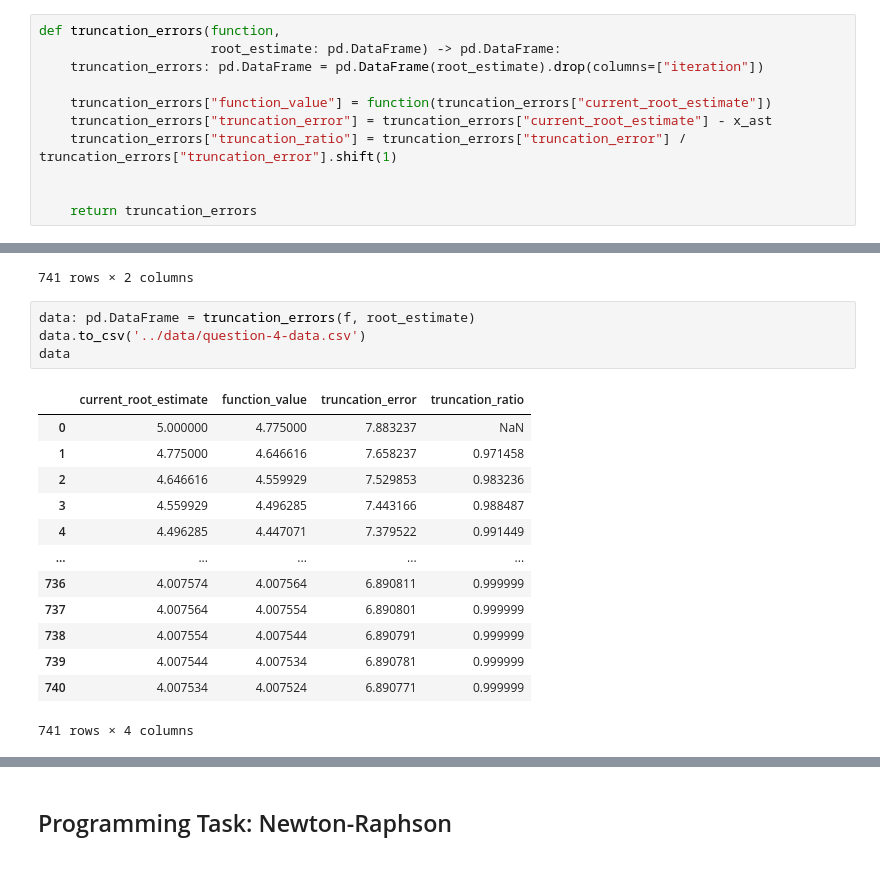
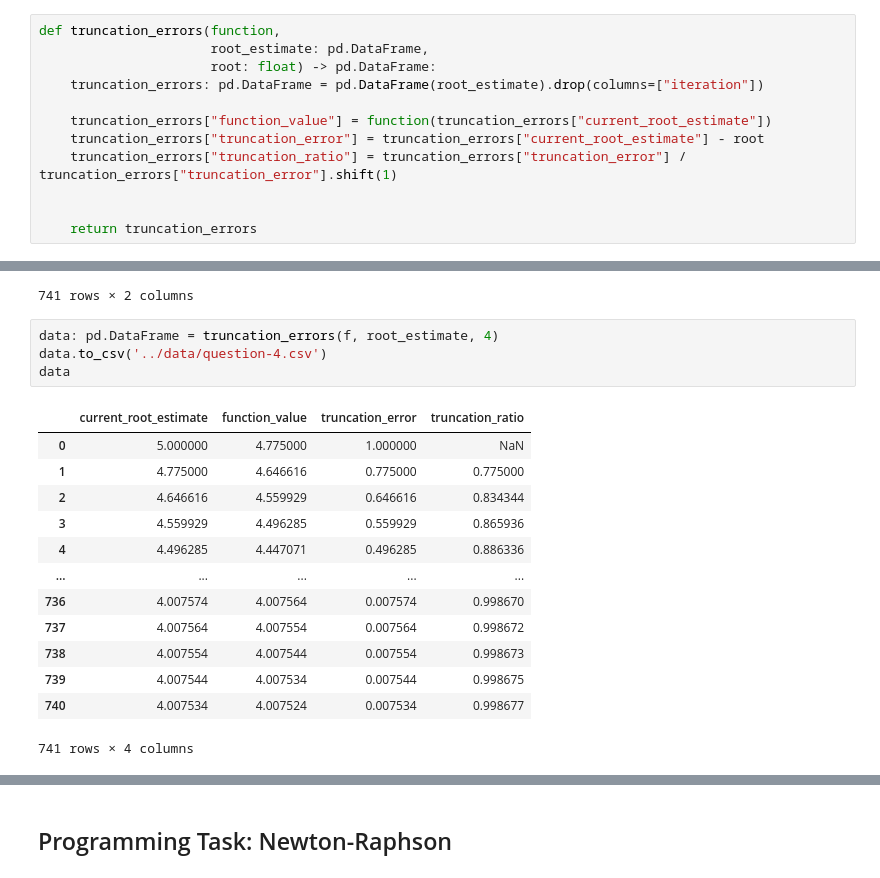
Before and after one commit to EasonSYC/catam-example-project, a Jupyter notebook: src/notebook.ipynb, the cells around one changed output, grey strips where cells are left out. Cells and saved outputs as stored; diff of their text form.

```diff
--- a/src/notebook.ipynb
+++ b/src/notebook.ipynb
@@ -192,11 +184,12 @@ def plot_fixed_point_iteration_graph(function,
     ax.legend()
 # %%
 def truncation_errors(function,
-                      root_estimate: pd.DataFrame) -> pd.DataFrame:
+                      root_estimate: pd.DataFrame,
+                      root: float) -> pd.DataFrame:
     truncation_errors: pd.DataFrame = pd.DataFrame(root_estimate).drop(columns=["iteration"])
 
     truncation_errors["function_value"] = function(truncation_errors["current_root_estimate"])
-    truncation_errors["truncation_error"] = truncation_errors["current_root_estimate"] - x_ast
+    truncation_errors["truncation_error"] = truncation_errors["current_root_estimate"] - root
     truncation_errors["truncation_ratio"] = truncation_errors["truncation_error"] / truncation_errors["truncation_error"].shift(1)
 
 
@@ -455,21 +448,21 @@ root_estimate
 | 740 | 740 | 4.007534 |
 741 rows × 2 columns
 # %%
-data: pd.DataFrame = truncation_errors(f, root_estimate)
-data.to_csv('../data/question-4-data.csv')
+data: pd.DataFrame = truncation_errors(f, root_estimate, 4)
+data.to_csv('../data/question-4.csv')
 data
 # %% [output]
 |  | current_root_estimate | function_value | truncation_error | truncation_ratio |
-| 0 | 5.000000 | 4.775000 | 7.883237 | NaN |
-| 1 | 4.775000 | 4.646616 | 7.658237 | 0.971458 |
-| 2 | 4.646616 | 4.559929 | 7.529853 | 0.983236 |
-| 3 | 4.559929 | 4.496285 | 7.443166 | 0.988487 |
-| 4 | 4.496285 | 4.447071 | 7.379522 | 0.991449 |
+| 0 | 5.000000 | 4.775000 | 1.000000 | NaN |
+| 1 | 4.775000 | 4.646616 | 0.775000 | 0.775000 |
+| 2 | 4.646616 | 4.559929 | 0.646616 | 0.834344 |
+| 3 | 4.559929 | 4.496285 | 0.559929 | 0.865936 |
+| 4 | 4.496285 | 4.447071 | 0.496285 | 0.886336 |
 | ... | ... | ... | ... | ... |
-| 736 | 4.007574 | 4.007564 | 6.890811 | 0.999999 |
-| 737 | 4.007564 | 4.007554 | 6.890801 | 0.999999 |
-| 738 | 4.007554 | 4.007544 | 6.890791 | 0.999999 |
-| 739 | 4.007544 | 4.007534 | 6.890781 | 0.999999 |
-| 740 | 4.007534 | 4.007524 | 6.890771 | 0.999999 |
+| 736 | 4.007574 | 4.007564 | 0.007574 | 0.998670 |
+| 737 | 4.007564 | 4.007554 | 0.007564 | 0.998672 |
+| 738 | 4.007554 | 4.007544 | 0.007554 | 0.998673 |
+| 739 | 4.007544 | 4.007534 | 0.007544 | 0.998675 |
+| 740 | 4.007534 | 4.007524 | 0.007534 | 0.998677 |
 741 rows × 4 columns
 # %%
```
Also changed, not shown: parts of 22 cells of this notebook, 16 other files.
